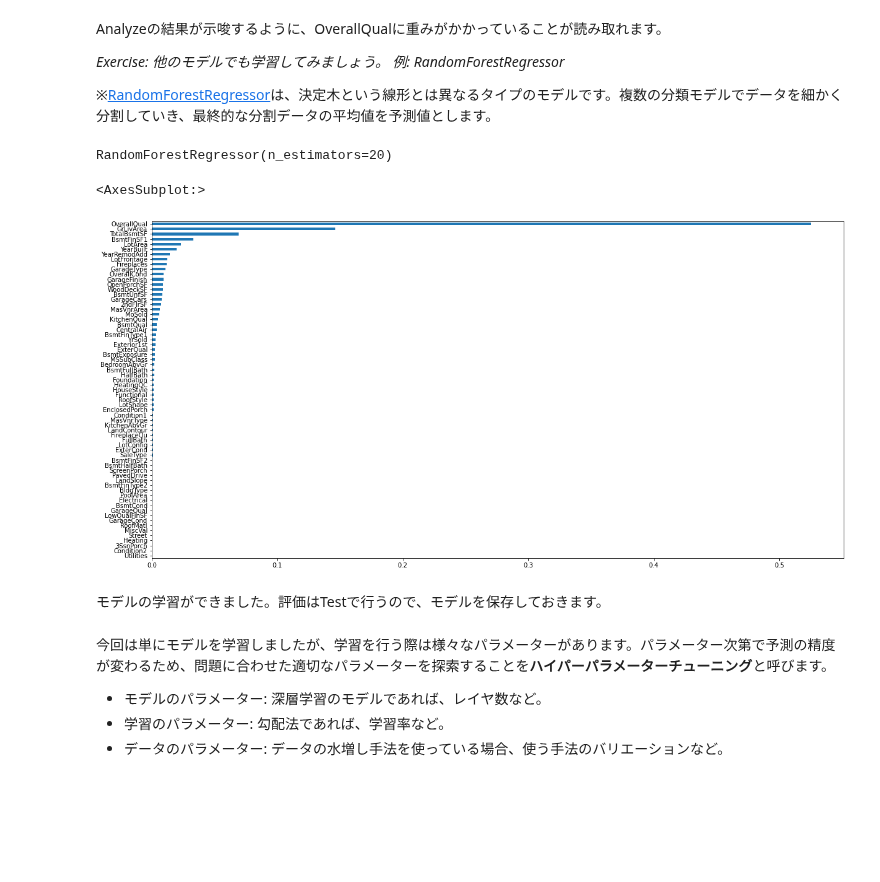
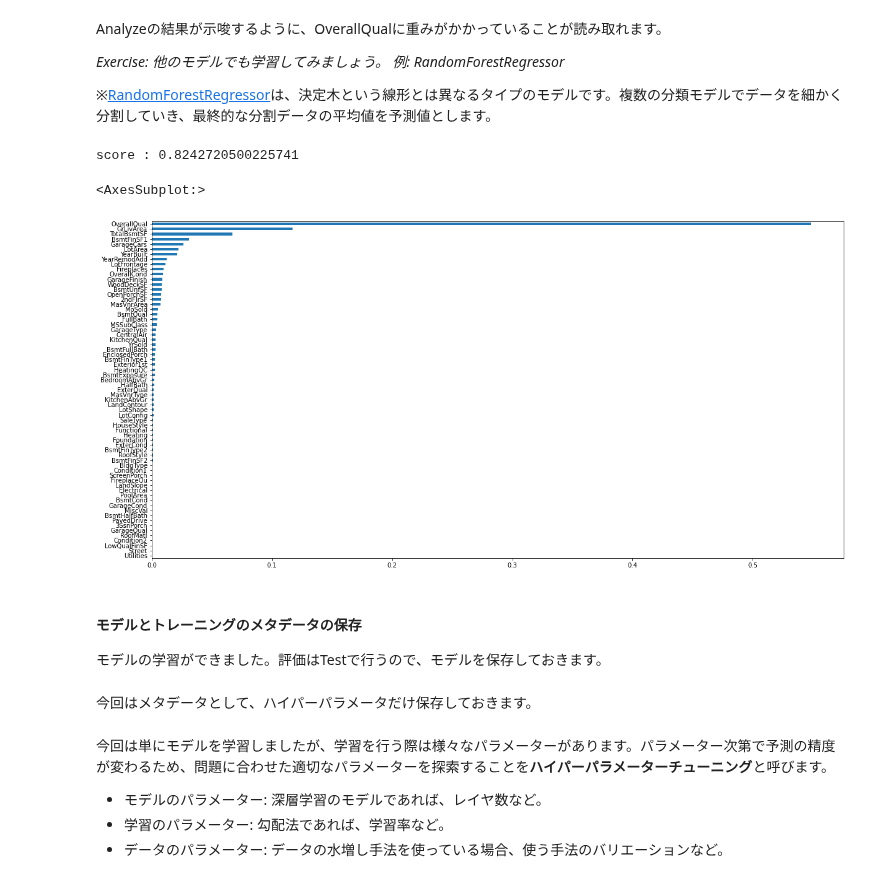
Before and after one commit to aws-samples/aws-ml-enablement-workshop, a Jupyter notebook: notebooks/05_train.ipynb, the cells around one changed output. Cells and saved outputs as stored; diff of their text form; code cells hidden in the pictures; blank space fills up the shorter version.

Commit message:
add train contents

```diff
--- a/notebooks/05_train.ipynb
+++ b/notebooks/05_train.ipynb
@@ -57,0 +191,6 @@ train_df
+# %%
+from sklearn.model_selection import train_test_split
+
+train_df, valid_df = train_test_split(df, test_size=0.2, shuffle=True, random_state=40)
+train_X, valid_X = train_df.drop("SalePrice", axis=1), valid_df.drop("SalePrice", axis=1)
+train_y, valid_y = train_df["SalePrice"], valid_df["SalePrice"]
@@ -58,3 +200,7 @@ train_df
+# %%
+hps = {
+    'l1_ratio': 0.05,
+}
 # %% [markdown]
 #### モデルの学習
 
@@ -62,9 +209,8 @@ train_df
 # %%
 from sklearn.linear_model import ElasticNet
 
-
-X = train_df.drop("SalePrice", axis=1)
-y = train_df["SalePrice"]
-model = ElasticNet(l1_ratio=0.05)
-model.fit(X, y)
+model = ElasticNet(**hps)
+model.fit(train_X, train_y)
+model_score = model.score(valid_X, valid_y)
+print(f'score : {model_score}')
 # %% [output]
@@ -85,17 +232,24 @@ Analyzeの結果が示唆するように、OverallQualに重みがかかって
 # %%
 from sklearn.ensemble import RandomForestRegressor
 
+other_hps = {
+    'n_estimators': 20,
+    'max_features': 'auto'
+}
 
-other_model = RandomForestRegressor(n_estimators=20, max_features='auto')
-other_model.fit(X, y)
+other_model = RandomForestRegressor(**other_hps)
+other_model.fit(train_X, train_y)
+other_model_score = other_model.score(valid_X,valid_y)
+print(f'score : {other_model_score}')
 # %% [output]
-RandomForestRegressor(n_estimators=20)
+score : 0.8242720500225741
 # %%
-pd.Series(other_model.feature_importances_, index=X.columns).sort_values().plot.barh(figsize=(20, 10))
+pd.Series(other_model.feature_importances_, index=train_X.columns).sort_values().plot.barh(figsize=(20, 10))
 # %% [output]
 <AxesSubplot:>
-[figure, old version]
+[figure, new version]
 # %% [markdown]
+#### モデルとトレーニングのメタデータの保存
 モデルの学習ができました。評価はTestで行うので、モデルを保存しておきます。
 # %%
 from joblib import dump
@@ -106,3 +260,5 @@ model_dict = {"model": model, "other_model": other_model}
 for model_name in model_dict:
     model_path = Path(f"../model/{model_name}.joblib")
     dump(model_dict[model_name], model_path)
+# %% [markdown]
+今回はメタデータとして、ハイパーパラメータだけ保存しておきます。
```
Also changed, not shown: parts of 17 cells of this notebook.
